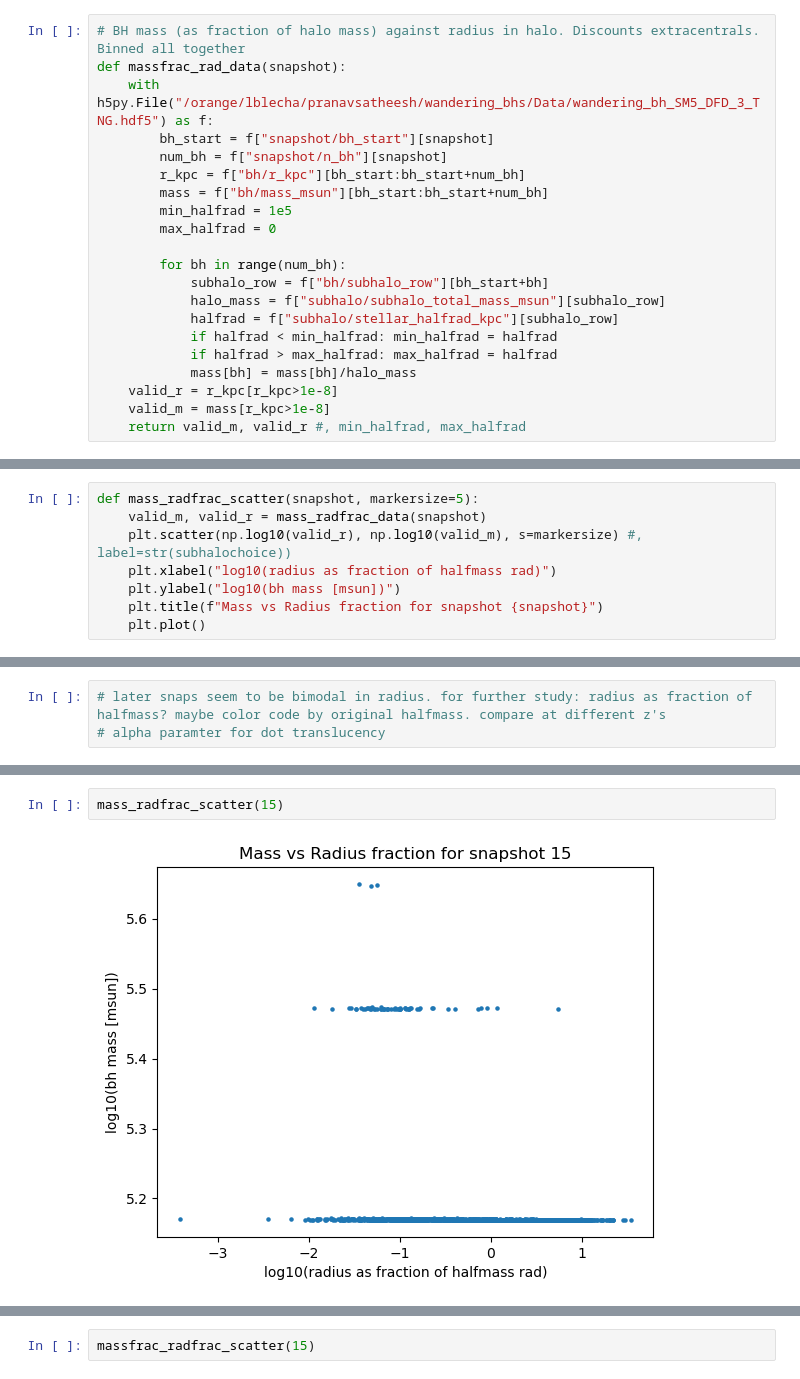
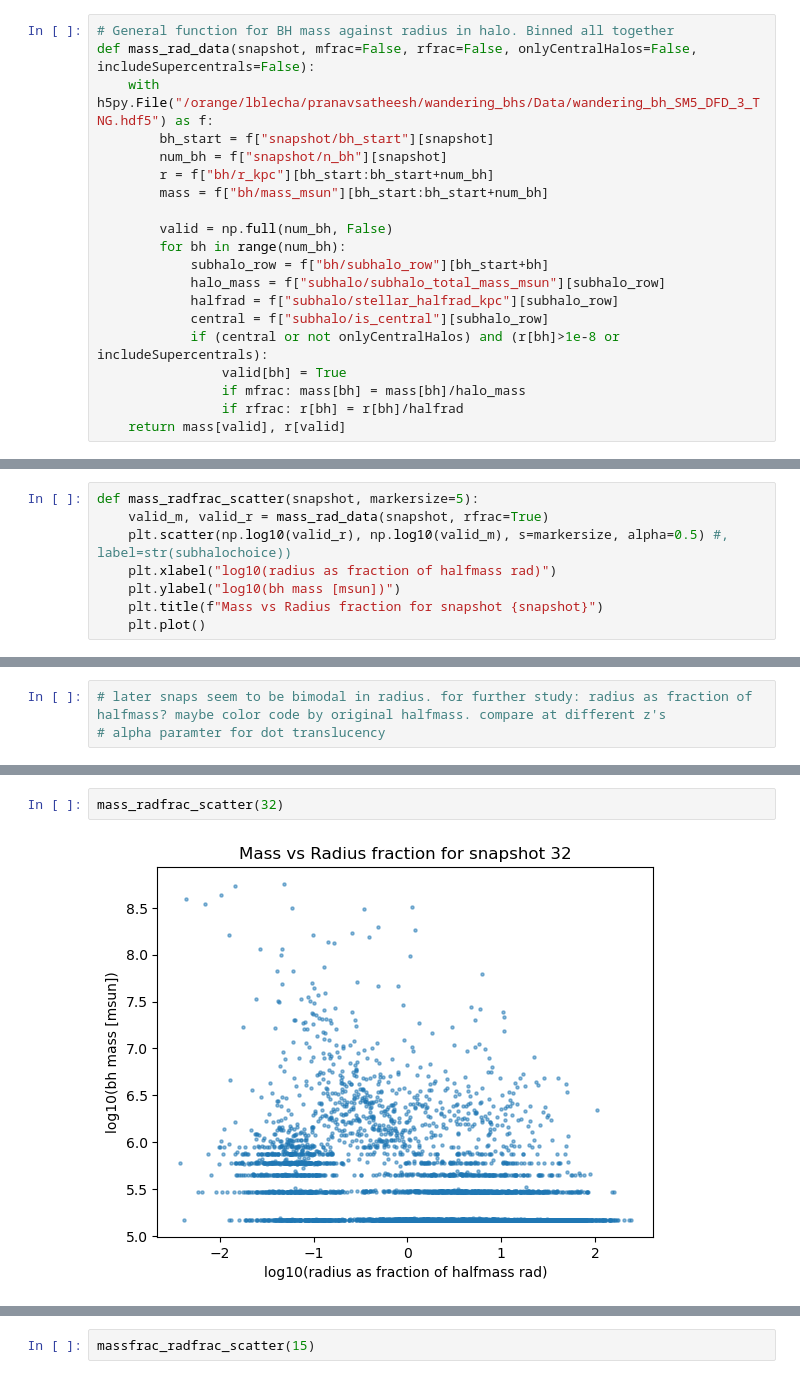
Before and after one commit to pranav-satheesh/wandering_bhs, a Jupyter notebook: Notebooks/SubhaloDictionary.ipynb, the cells around one changed output, grey strips where cells are left out. Drawn from its saved outputs; the diff is of its cells as text.

Commit message:
generalizing scatterplot functions

```diff
--- a/Notebooks/SubhaloDictionary.ipynb
+++ b/Notebooks/SubhaloDictionary.ipynb
@@ -204,23 +199,22 @@ Processing subhalo:
 #snap 20 has a lot. i notice some straight lines at the bottom. same color means same halo. these are halos with many bh's of the same mass.
 #perhaps seed masses based on the properties of the halo?
 # %%
-# BH mass (as fraction of halo mass) against radius in halo. Discounts extracentrals. Binned all together
-def massfrac_rad_data(snapshot):
+# General function for BH mass against radius in halo. Binned all together
+def mass_rad_data(snapshot, mfrac=False, rfrac=False, onlyCentralHalos=False, includeSupercentrals=False):
     with h5py.File("/orange/lblecha/pranavsatheesh/wandering_bhs/Data/wandering_bh_SM5_DFD_3_TNG.hdf5") as f:
         bh_start = f["snapshot/bh_start"][snapshot]
         num_bh = f["snapshot/n_bh"][snapshot]
-        r_kpc = f["bh/r_kpc"][bh_start:bh_start+num_bh]
+        r = f["bh/r_kpc"][bh_start:bh_start+num_bh]
         mass = f["bh/mass_msun"][bh_start:bh_start+num_bh]
-        min_halfrad = 1e5
-        max_halfrad = 0
 
+        valid = np.full(num_bh, False)
         for bh in range(num_bh):
             subhalo_row = f["bh/subhalo_row"][bh_start+bh]
             halo_mass = f["subhalo/subhalo_total_mass_msun"][subhalo_row]
             halfrad = f["subhalo/stellar_halfrad_kpc"][subhalo_row]
-            if halfrad < min_halfrad: min_halfrad = halfrad
-            if halfrad > max_halfrad: max_halfrad = halfrad
-            mass[bh] = mass[bh]/halo_mass
-    valid_r = r_kpc[r_kpc>1e-8]
-    valid_m = mass[r_kpc>1e-8]
-    return valid_m, valid_r #, min_halfrad, max_halfrad
+            central = f["subhalo/is_central"][subhalo_row]
+            if (central or not onlyCentralHalos) and (r[bh]>1e-8 or includeSupercentrals):
+                valid[bh] = True
+                if mfrac: mass[bh] = mass[bh]/halo_mass
+                if rfrac: r[bh] = r[bh]/halfrad
+    return mass[valid], r[valid]
@@ -272,8 +243,8 @@ def massfrac_rad_scatter(snapshot, markersize=5):
     plt.plot()
 # %%
 def mass_radfrac_scatter(snapshot, markersize=5):
-    valid_m, valid_r = mass_radfrac_data(snapshot)
-    plt.scatter(np.log10(valid_r), np.log10(valid_m), s=markersize) #, label=str(subhalochoice))
+    valid_m, valid_r = mass_rad_data(snapshot, rfrac=True)
+    plt.scatter(np.log10(valid_r), np.log10(valid_m), s=markersize, alpha=0.5) #, label=str(subhalochoice))
     plt.xlabel("log10(radius as fraction of halfmass rad)")
     plt.ylabel("log10(bh mass [msun])")
     plt.title(f"Mass vs Radius fraction for snapshot {snapshot}")
@@ -339,4 +318,4 @@ NameError: name 'massfrac_rad_mean_hist_adaptive' is not defined
 # %%
-mass_radfrac_scatter(15)
+mass_radfrac_scatter(32)
 # %% [output]
-[figure, old version]
+[figure, new version]
```
Also changed, not shown: parts of 22 cells of this notebook.
